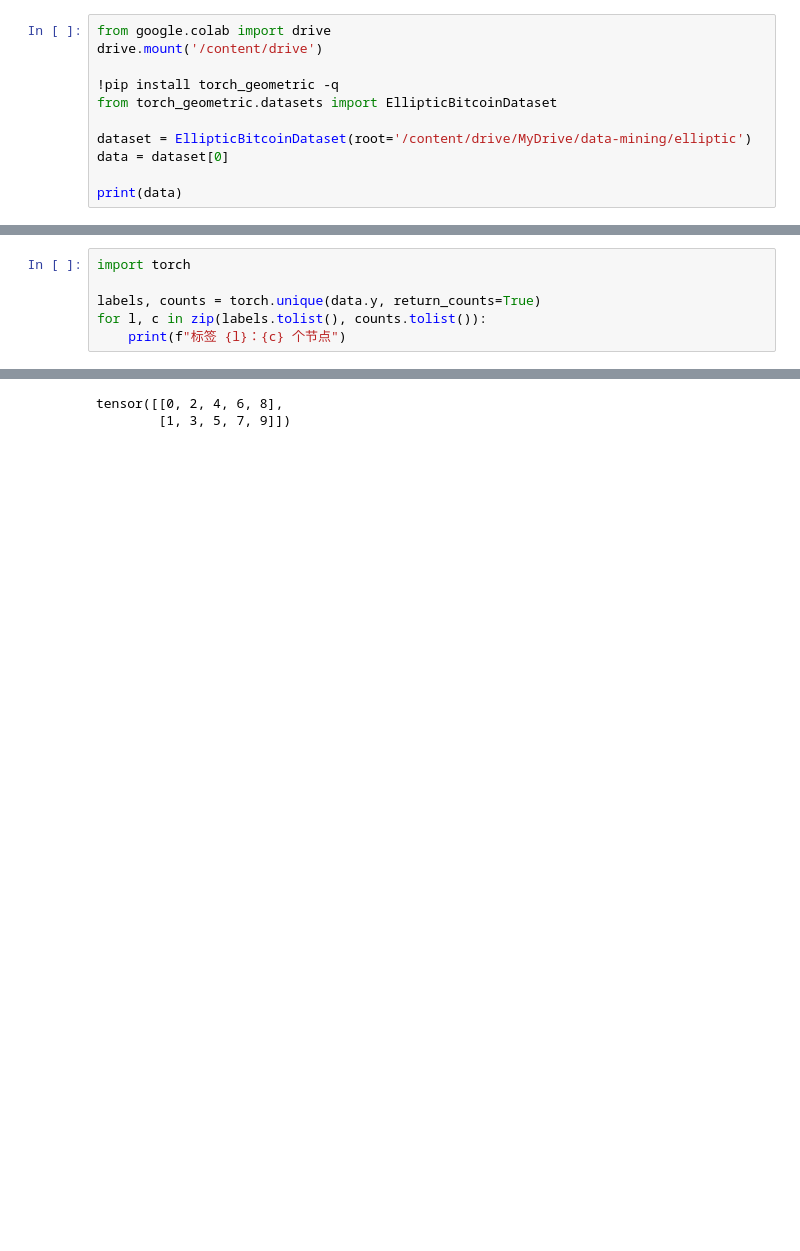
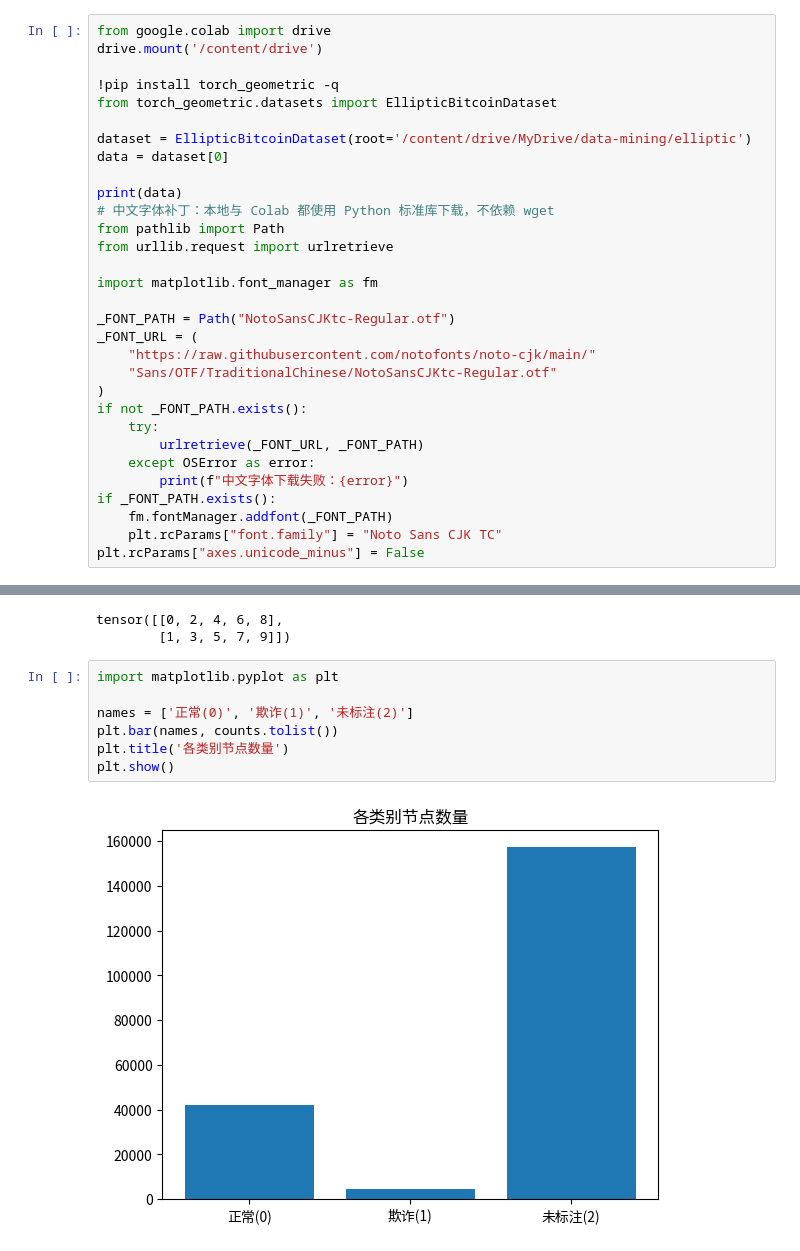
Before and after one commit to Heptazero/ml-course-labs, a Jupyter notebook: 01_eda.ipynb, the cells around one changed output, grey strips where cells are left out. Saved outputs shown, nothing was run; the diff lists cells and outputs as text; blank space fills up the shorter version.

```diff
--- a/01_eda.ipynb
+++ b/01_eda.ipynb
@@ -13,6 +13,26 @@ dataset = EllipticBitcoinDataset(root='/content/drive/MyDrive/data-mining/ellipt
 data = dataset[0]
 
 print(data)
+# 中文字体补丁：本地与 Colab 都使用 Python 标准库下载，不依赖 wget
+from pathlib import Path
+from urllib.request import urlretrieve
+
+import matplotlib.font_manager as fm
+
+_FONT_PATH = Path("NotoSansCJKtc-Regular.otf")
+_FONT_URL = (
+    "https://raw.githubusercontent.com/notofonts/noto-cjk/main/"
+    "Sans/OTF/TraditionalChinese/NotoSansCJKtc-Regular.otf"
+)
+if not _FONT_PATH.exists():
+    try:
+        urlretrieve(_FONT_URL, _FONT_PATH)
+    except OSError as error:
+        print(f"中文字体下载失败：{error}")
+if _FONT_PATH.exists():
+    fm.fontManager.addfont(_FONT_PATH)
+    plt.rcParams["font.family"] = "Noto Sans CJK TC"
+plt.rcParams["axes.unicode_minus"] = False
 # %% [output]
 Drive already mounted at /content/drive; to attempt to forcibly remount, call drive.mount("/content/drive", force_remount=True).
 Data(x=[203769, 165], edge_index=[2, 234355], y=[203769], train_mask=[203769], test_mask=[203769])
@@ -43,6 +59,0 @@ feature_df.head()
-# %%
-import torch
-
-labels, counts = torch.unique(data.y, return_counts=True)
-for l, c in zip(labels.tolist(), counts.tolist()):
-    print(f"标签 {l}：{c} 个节点")
@@ -60,3 +67,12 @@ data.edge_index[:, :5]
 边的数量： 234355
 tensor([[0, 2, 4, 6, 8],
         [1, 3, 5, 7, 9]])
+# %%
+import matplotlib.pyplot as plt
+
+names = ['正常(0)', '欺诈(1)', '未标注(2)']
+plt.bar(names, counts.tolist())
+plt.title('各类别节点数量')
+plt.show()
+# %% [output]
+[figure, added]
```
Also changed, not shown: parts of 8 cells of this notebook.
